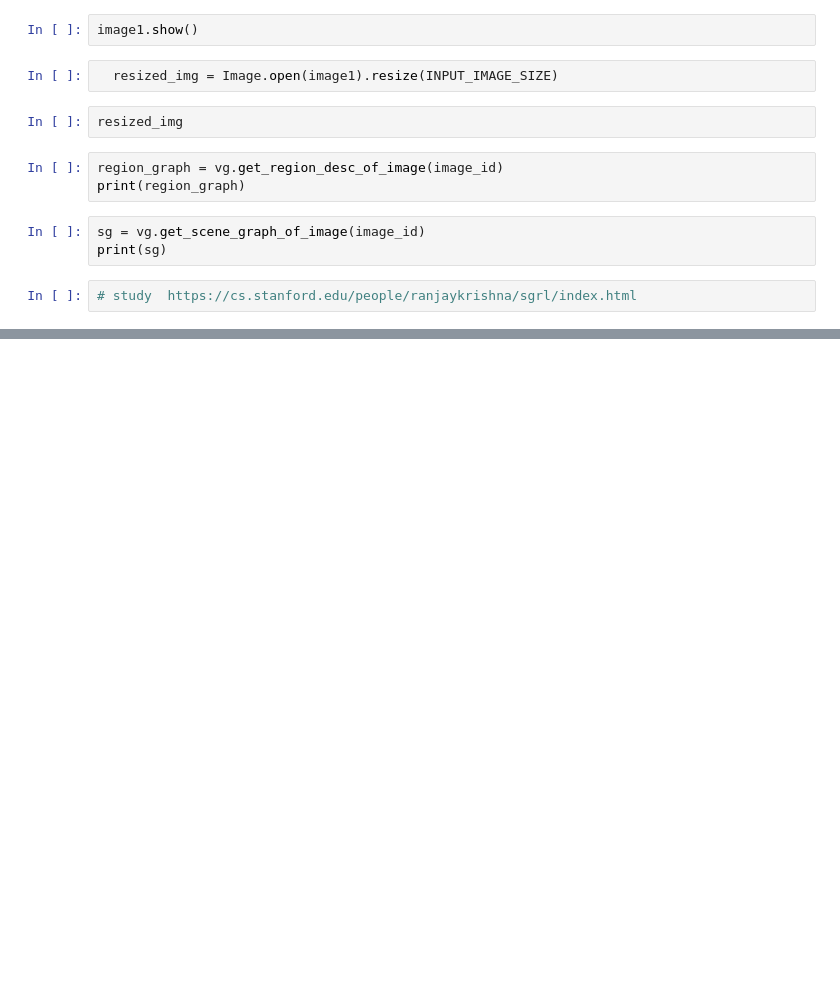
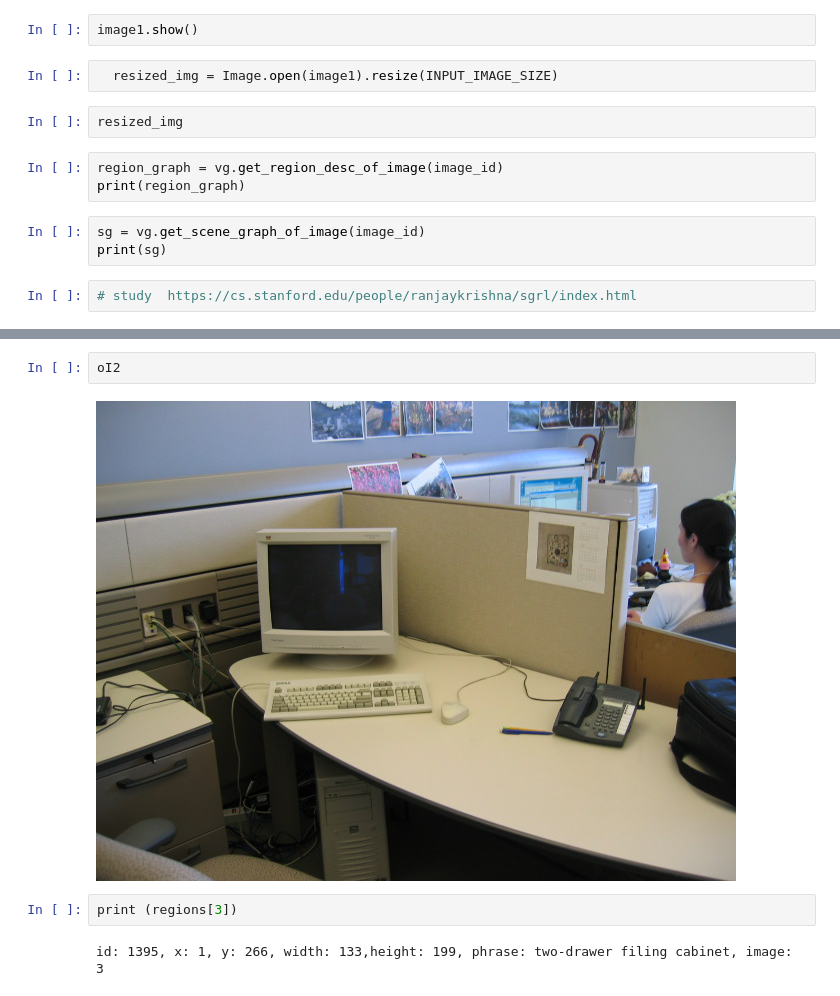
Before and after one commit to HemantTiwariGitHub/IntelligenceCodes, a Jupyter notebook: VisualGenomeDownload.ipynb, the cells around one changed output, grey strips where cells are left out. Saved outputs shown, nothing was run; the diff lists cells and outputs as text; blank space fills up the shorter version.

```diff
--- a/VisualGenomeDownload.ipynb
+++ b/VisualGenomeDownload.ipynb
@@ -66,0 +81,8 @@ print(sg)
+# %%
+oI2
+# %% [output]
+[figure, added]
+# %%
+print (regions[3])
+# %% [output]
+id: 1395, x: 1, y: 266, width: 133,height: 199, phrase: two-drawer filing cabinet, image: 3
```
Also changed, not shown: parts of 7 cells of this notebook.
